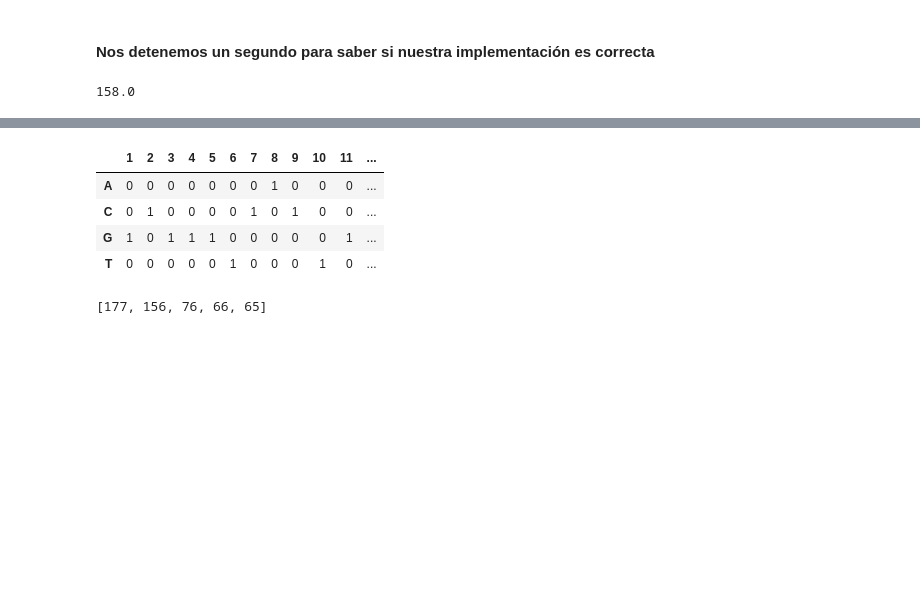
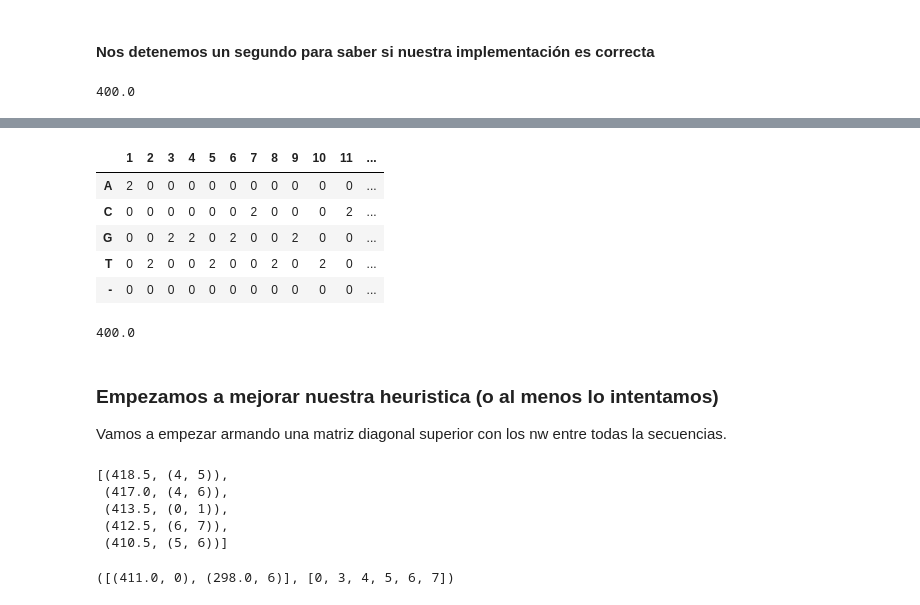
Before and after one commit to SabaPablo/algoritmos-heur-stica_GRASP_MSA, a Jupyter notebook: Multiple Sequence Alignment.ipynb, the cells around one changed output, grey strips where cells are left out. Saved outputs shown, nothing was run; the diff lists cells and outputs as text; code cells hidden in the pictures; blank space fills up the shorter version.

```diff
--- a/Multiple Sequence Alignment.ipynb
+++ b/Multiple Sequence Alignment.ipynb
@@ -290,8 +311,11 @@ def read_fasta(fp):
             else:
                 seq.append(line)
         if name: yield (name, ''.join(seq))
-seqs = []
-with open('10.fas') as fp:
-    for name, seq in read_fasta(fp):
-        seqs.append(seq)
-seqs
+def get_fasta_sequences(file):
+    seqs = []
+    with open(file) as fp:
+        for name, seq in read_fasta(fp):
+            seqs.append(seq)
+    return seqs
+
+seqs = get_fasta_sequences('hemog.fasta')
@@ -360,18 +385,17 @@ Aun me queda parsear el archivo NUC.4.2 para poder obtener la matriz de score po
 # %% [markdown]
 #### Nos detenemos un segundo para saber si nuestra implementación es correcta
 # %%
-seq_test1= seqs[0]
-seq_test2= seqs[1]
-alig_test1,alig_test2,score_test = nw(seq_test1,seq_test2,score_mtx,0)
+seq_test1= seqs[1]
+seq_test2= seqs[2]
+alig_test1,alig_test2,score_test = nw(seq_test1,seq_test2,score_mtx,-1)
 score_test
 # %% [output]
-158.0
+400.0
 # %%
 p = Profile()
-p.add_sequence(seq_test1)
+p.add_sequence(seq_test1,0)
 seq_align_test_msa, gaps_profile_test, score_test_msa = nw_msa(seq_test2, p, score_mtx, -1)
+p.load_new_align(seq_align_test_msa,score_test_msa, gaps_profile_test)
+p.print_seq()
 score_test_msa
-
-p.print_seq()
-gaps_profile_test
 # %% [output]
@@ -379,6 +404,11 @@ gaps_profile_test
 |  | 1 | 2 | 3 | 4 | 5 | 6 | 7 | 8 | 9 | 10 | 11 | ... |
-| A | 0 | 0 | 0 | 0 | 0 | 0 | 0 | 1 | 0 | 0 | 0 | ... |
-| C | 0 | 1 | 0 | 0 | 0 | 0 | 1 | 0 | 1 | 0 | 0 | ... |
-| G | 1 | 0 | 1 | 1 | 1 | 0 | 0 | 0 | 0 | 0 | 1 | ... |
-| T | 0 | 0 | 0 | 0 | 0 | 1 | 0 | 0 | 0 | 1 | 0 | ... |
+| A | 2 | 0 | 0 | 0 | 0 | 0 | 0 | 0 | 0 | 0 | 0 | ... |
+| C | 0 | 0 | 0 | 0 | 0 | 0 | 2 | 0 | 0 | 0 | 2 | ... |
+| G | 0 | 0 | 2 | 2 | 0 | 2 | 0 | 0 | 2 | 0 | 0 | ... |
+| T | 0 | 2 | 0 | 0 | 2 | 0 | 0 | 2 | 0 | 2 | 0 | ... |
+| - | 0 | 0 | 0 | 0 | 0 | 0 | 0 | 0 | 0 | 0 | 0 | ... |
-[177, 156, 76, 66, 65]
+400.0
+# %% [markdown]
+### Empezamos a mejorar nuestra heuristica (o al menos lo intentamos)
+
+Vamos a empezar armando una matriz diagonal superior con los nw entre todas la secuencias.
@@ -384,0 +432,9 @@ gaps_profile_test
+# %%
+matrix_score_nw = nw_secuences(seqs,score_mtx,-0.5,5)
+matrix_score_nw[0]
+# %% [output]
+[(418.5, (4, 5)),
+ (417.0, (4, 6)),
+ (413.5, (0, 1)),
+ (412.5, (6, 7)),
+ (410.5, (5, 6))]
@@ -384,0 +455,16 @@ gaps_profile_test
+# %%
+seq1= seqs[1]
+seq2= seqs[2]
+alig1 ,alig2, score = nw(seq1, seq2, score_mtx, -1)
+sequence_numbers = list(range(0,len(seqs)))
+p = Profile()
+
+p.add_sequence(alig1,score)
+p.add_sequence(alig2,score)
+
+sequence_numbers.pop(2)
+sequence_numbers.pop(1)
+l = nw_msa_secuences(seqs, p, sequence_numbers, score_mtx, -3, 2)
+l, sequence_numbers
+# %% [output]
+([(411.0, 0), (298.0, 6)], [0, 3, 4, 5, 6, 7])
```
Also changed, not shown: parts of 40 cells of this notebook, 2 other files.
